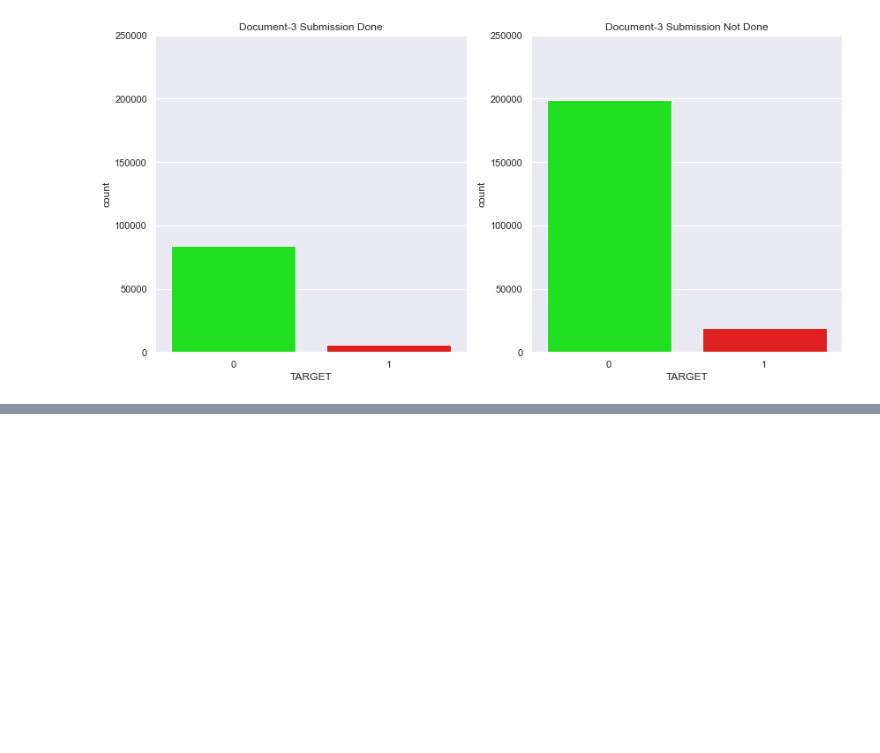
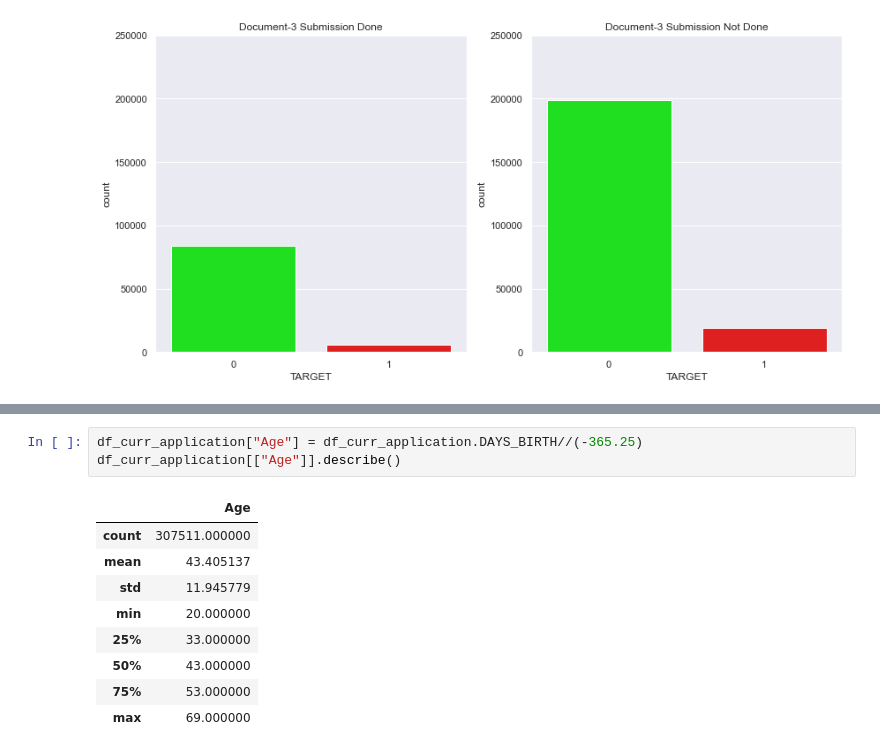
Before and after one commit to vivekkum-ar/Credit-appraisal-Banking-EDA, a Jupyter notebook: Bank Credit Appraisal EDA.ipynb, the cells around one changed output, grey strips where cells are left out. Drawn from its saved outputs; the diff is of its cells as text; blank space fills up the shorter version.

```diff
--- a/Bank Credit Appraisal EDA.ipynb
+++ b/Bank Credit Appraisal EDA.ipynb
@@ -876,0 +919,13 @@ plt.show()
+# %%
+df_curr_application["Age"] = df_curr_application.DAYS_BIRTH//(-365.25)
+df_curr_application[["Age"]].describe()
+# %% [output]
+|  | Age |
+| count | 307511.000000 |
+| mean | 43.405137 |
+| std | 11.945779 |
+| min | 20.000000 |
+| 25% | 33.000000 |
+| 50% | 43.000000 |
+| 75% | 53.000000 |
+| max | 69.000000 |
```
Also changed, not shown: parts of 6 cells of this notebook.
